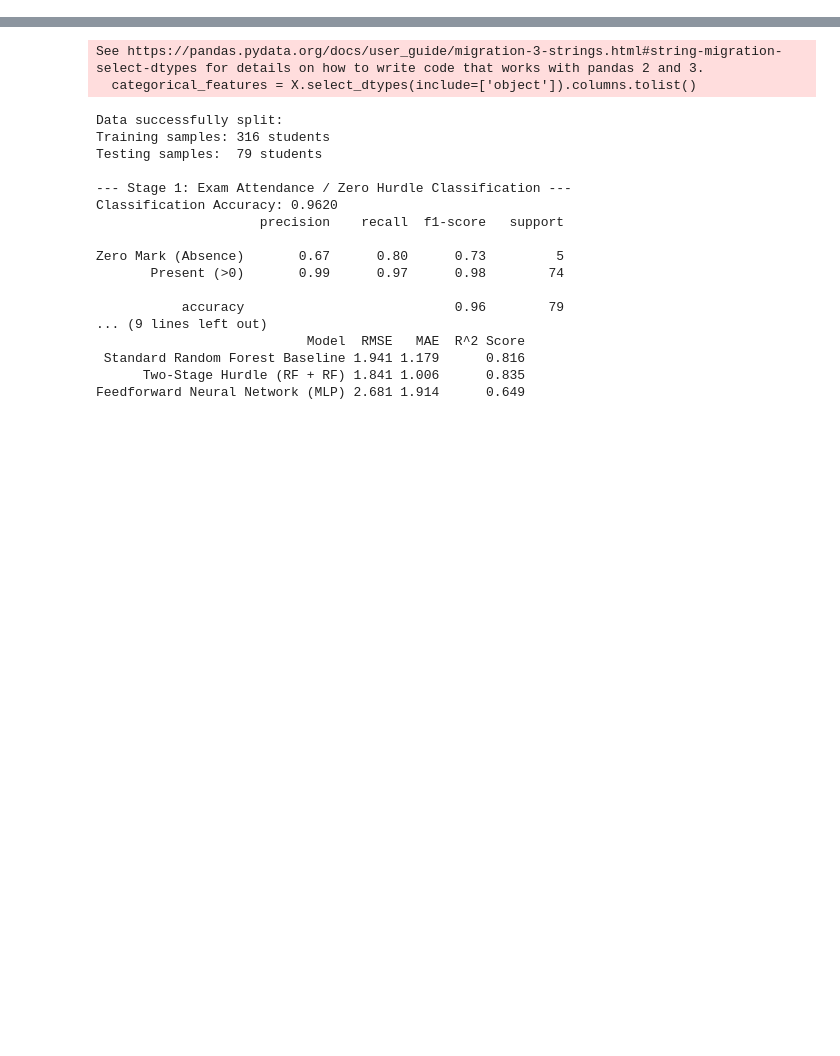
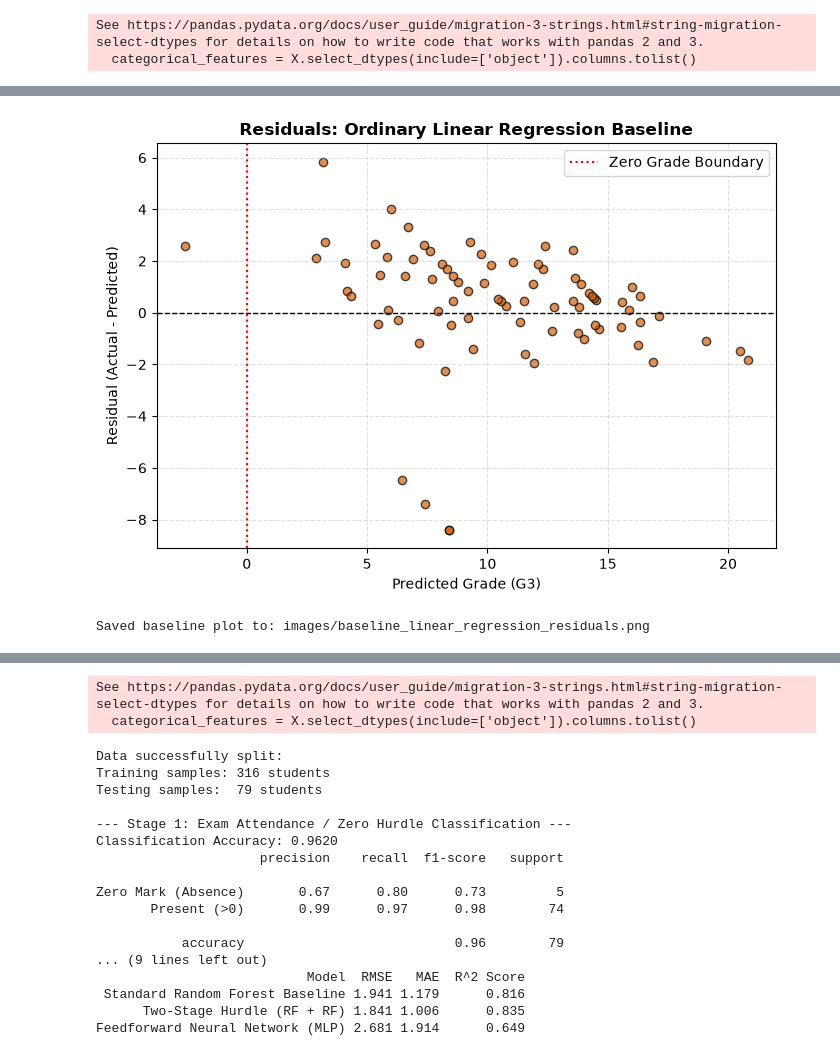
Before and after one commit to J-S-Grewal/Marks_Prediction_Model, a Jupyter notebook: IDC409.ipynb, the cells around one changed output, grey strips where cells are left out. Drawn from its saved outputs; the diff is of its cells as text; code cells hidden in the pictures; blank space fills up the shorter version.

```diff
--- a/IDC409.ipynb
+++ b/IDC409.ipynb
@@ -51,0 +114,78 @@ Found student-mat.csv in current directory.
+# %%
+import os
+import matplotlib.pyplot as plt
+import numpy as np
+import pandas as pd
+from sklearn.compose import ColumnTransformer
+from sklearn.linear_model import LinearRegression
+from sklearn.metrics import mean_absolute_error, mean_squared_error, r2_score
+from sklearn.model_selection import train_test_split
+from sklearn.pipeline import Pipeline
+from sklearn.preprocessing import OneHotEncoder, StandardScaler
+
+# 1. Ensure output folder exists
+os.makedirs('images', exist_ok=True)
+
+# 2. Load data
+df = pd.read_csv(data_file, sep=';')
+
+# 3. Features and target split
+X = df.drop(columns=['G3'])
+y = df['G3']
+
+numeric_features = X.select_dtypes(include=['int64', 'float64']).columns.tolist()
+categorical_features = X.select_dtypes(include=['object']).columns.tolist()
+
+preprocessor = ColumnTransformer(
+    transformers=[
+        ('num', StandardScaler(), numeric_features),
+        ('cat', OneHotEncoder(drop='first', sparse_output=False), categorical_features)
+    ]
+)
+
+X_train, X_test, y_train, y_test = train_test_split(
+    X, y, test_size=0.20, random_state=42
+)
+y_test_arr = y_test.values
+
+# 4. Fit Baseline Linear Regression
+lr_model = Pipeline(
+    steps=[('preprocessor', preprocessor), ('regressor', LinearRegression())]
+)
+
+lr_model.fit(X_train, y_train)
+y_pred_lr = lr_model.predict(X_test)
+
+# 5. Evaluate metrics
+rmse_lr = np.sqrt(mean_squared_error(y_test_arr, y_pred_lr))
+mae_lr = mean_absolute_error(y_test_arr, y_pred_lr)
+r2_lr = r2_score(y_test_arr, y_pred_lr)
+num_negative_lr = np.sum(y_pred_lr < 0)
+
+print("=== BASELINE: ORDINARY LINEAR REGRESSION ===")
+print(f"RMSE:     {rmse_lr:.3f}")
+print(f"MAE:      {mae_lr:.3f}")
+print(f"R² Score: {r2_lr:.3f}")
+print(f"Predictions below 0 marks: {num_negative_lr}")
+
+# 6. Plot Residuals
+residuals_lr = y_test_arr - y_pred_lr
+
+plt.figure(figsize=(7, 5))
+plt.scatter(y_pred_lr, residuals_lr, color='#d95f02', edgecolor='black', alpha=0.7)
+plt.axhline(0, color='black', linestyle='--', linewidth=1)
+plt.axvline(0, color='red', linestyle=':', linewidth=1.5, label='Zero Grade Boundary')
+
+plt.title("Residuals: Ordinary Linear Regression Baseline", fontweight='bold')
+plt.xlabel("Predicted Grade (G3)")
+plt.ylabel("Residual (Actual - Predicted)")
+plt.grid(True, linestyle='--', alpha=0.4)
+plt.legend()
+
+plt.tight_layout()
+plt.savefig('images/baseline_linear_regression_residuals.png', dpi=300)
+plt.show()
+print("Saved baseline plot to: images/baseline_linear_regression_residuals.png")
+# %% [output]
+See https://pandas.pydata.org/docs/user_guide/migration-3-strings.html#string-migration-select-dtypes for details on how to write code that works with pandas 2 and 3.
+  categorical_features = X.select_dtypes(include=['object']).columns.tolist()
@@ -51,0 +197,2 @@ Found student-mat.csv in current directory.
+[figure, added]
+Saved baseline plot to: images/baseline_linear_regression_residuals.png
```
Also changed, not shown: parts of 4 cells of this notebook, 1 other file.
